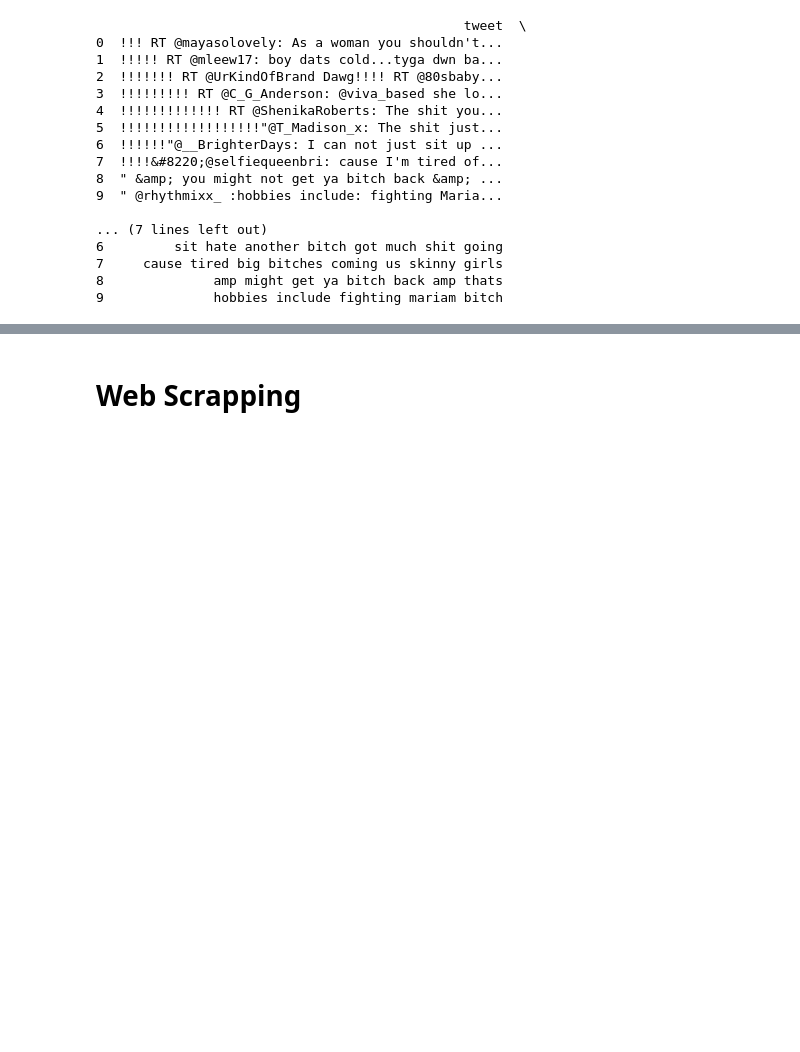
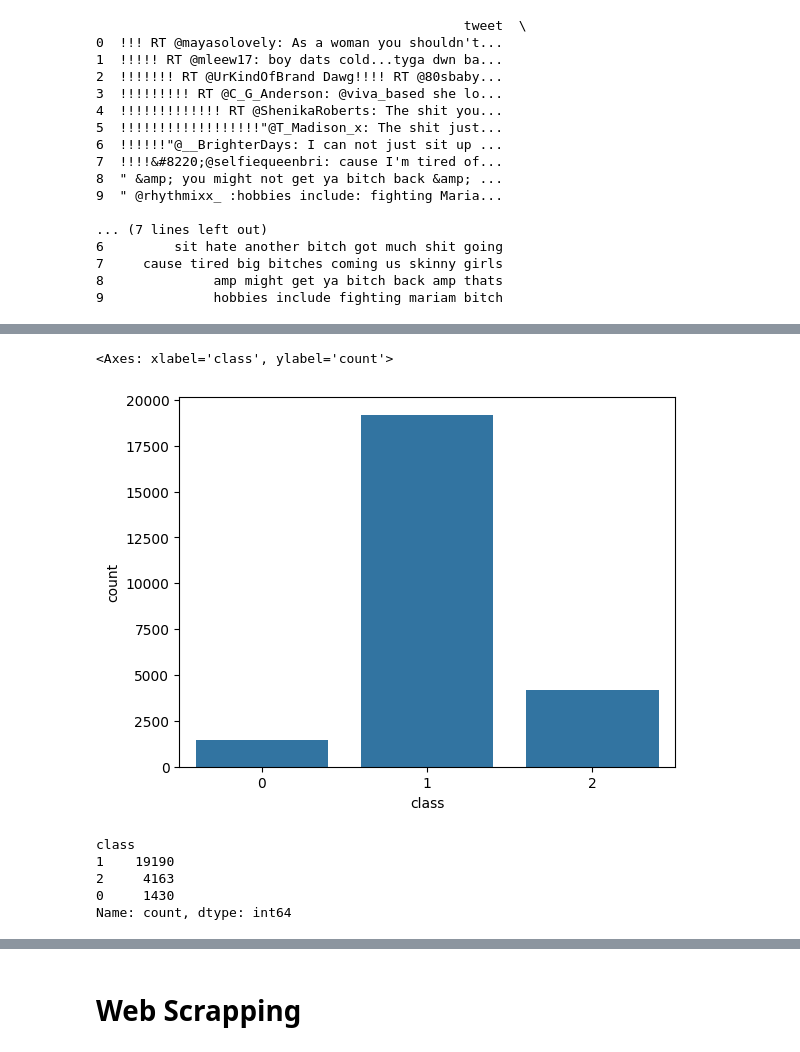
Before and after one commit to ahmedatef286/social_media_with_machine_learning, a Jupyter notebook: lib/business_logic/machine_model/notebook.ipynb, the cells around one changed output, grey strips where cells are left out. Cells and saved outputs as stored; diff of their text form; code cells hidden in the pictures; blank space fills up the shorter version.

Commit message:
visualization - preprocessing done

```diff
--- a/lib/business_logic/machine_model/notebook.ipynb
+++ b/lib/business_logic/machine_model/notebook.ipynb
@@ -24,0 +43,3 @@ df = pd.read_csv('labeled_data.csv')
+# %%
+df.drop(columns='Unnamed: 0' , inplace=True)#drop useless index column
+df.head()
@@ -24,0 +55,3 @@ df = pd.read_csv('labeled_data.csv')
+# %%
+df.drop(columns=['count','hate_speech', 'offensive_language','neither'] , inplace=True)#drop useless columns
+df.head()
@@ -94,0 +133,13 @@ print(df[["tweet","processed_tweets"]].head(10))
+# %%
+sns.countplot(x='class' , data= df )
+# %% [output]
+<Axes: xlabel='class', ylabel='count'>
+[figure, added]
+# %%
+df['class'].value_counts()
+# %% [output]
+class
+1    19190
+2     4163
+0     1430
+Name: count, dtype: int64
```
Also changed, not shown: parts of 29 cells of this notebook.
